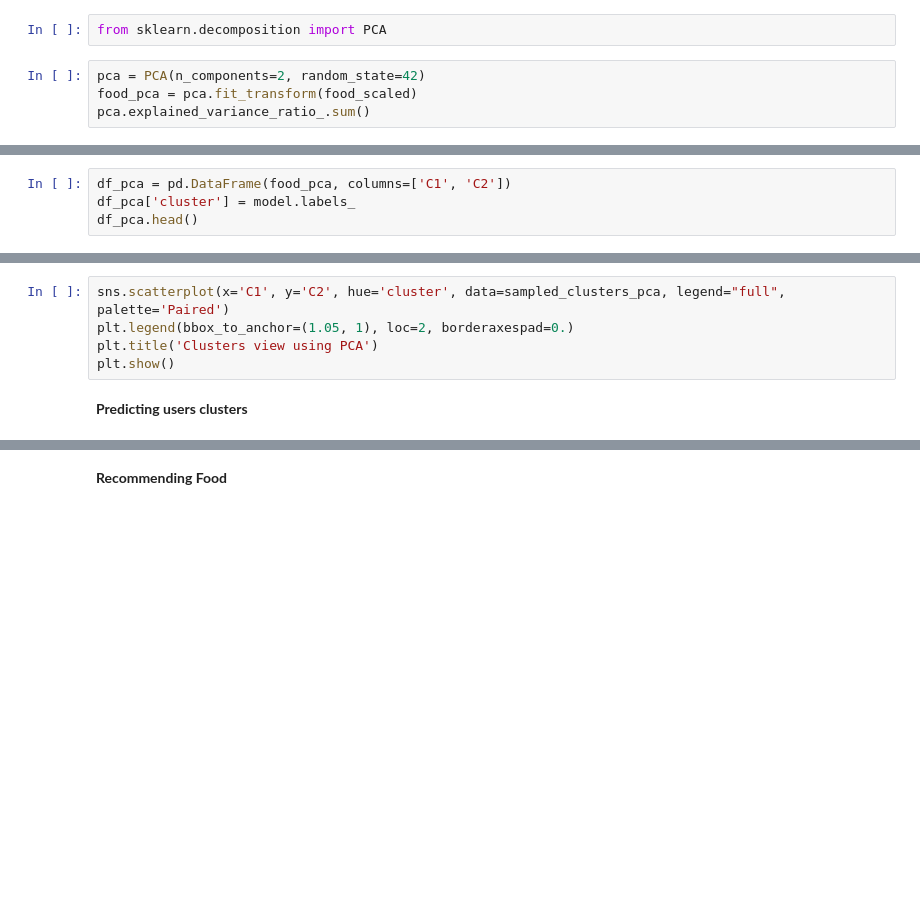
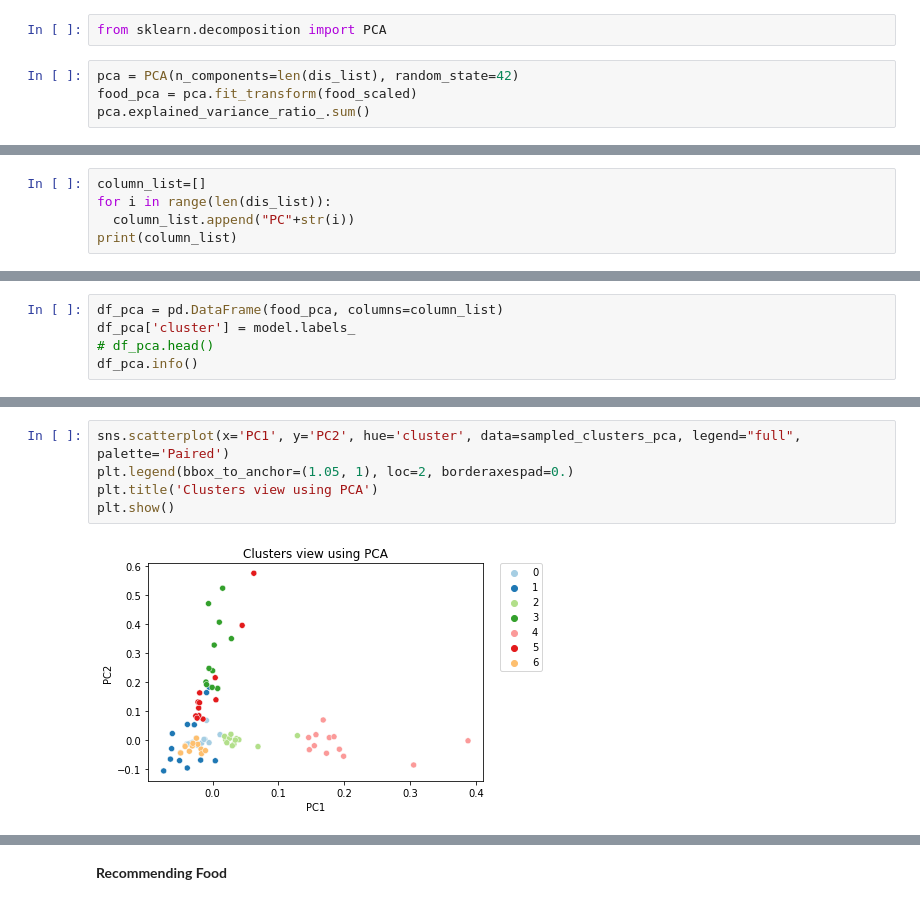
Before and after one commit to darkginka/Disease-Based-Diet-Recommanded-System, a Jupyter notebook: DRS.ipynb, the cells around one changed output, grey strips where cells are left out. Cells and saved outputs as stored; diff of their text form; blank space fills up the shorter version.

```diff
--- a/DRS.ipynb
+++ b/DRS.ipynb
@@ -248,7 +297,7 @@ for cluster in range(k):
 # %%
 from sklearn.decomposition import PCA
 # %%
-pca = PCA(n_components=2, random_state=42)
+pca = PCA(n_components=len(dis_list), random_state=42)
 food_pca = pca.fit_transform(food_scaled)
 pca.explained_variance_ratio_.sum()
 # %% [output]
@@ -255,0 +305,5 @@ pca.explained_variance_ratio_.sum()
+# %%
+column_list=[]
+for i in range(len(dis_list)):
+  column_list.append("PC"+str(i))
+print(column_list)
@@ -256,5 +312,6 @@ pca.explained_variance_ratio_.sum()
 # %%
-df_pca = pd.DataFrame(food_pca, columns=['C1', 'C2'])
+df_pca = pd.DataFrame(food_pca, columns=column_list)
 df_pca['cluster'] = model.labels_
-df_pca.head()
+# df_pca.head()
+df_pca.info()
 # %% [output]
@@ -274,10 +349,10 @@ for c in df_pca.cluster.unique():
 # %%
-sns.scatterplot(x='C1', y='C2', hue='cluster', data=sampled_clusters_pca, legend="full", palette='Paired')
+sns.scatterplot(x='PC1', y='PC2', hue='cluster', data=sampled_clusters_pca, legend="full", palette='Paired')
 plt.legend(bbox_to_anchor=(1.05, 1), loc=2, borderaxespad=0.)
 plt.title('Clusters view using PCA')
 plt.show()
+# %% [output]
+[figure, added]
-# %% [markdown]
-**Predicting users clusters**
 # %%
 df_user_food_joined = pd.concat([food_nutrition,df_food_scaled], axis=1).set_index('cluster')
 for cluster in df_food_scaled['cluster'].unique():
```
Also changed, not shown: parts of 9 cells of this notebook.
